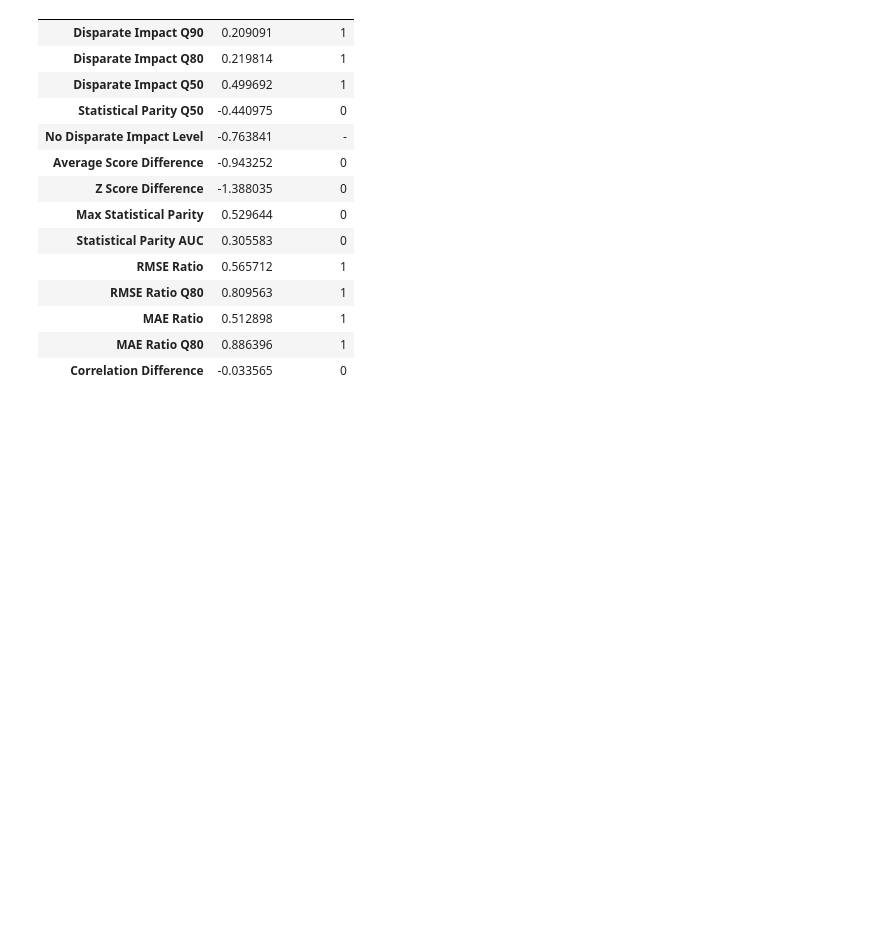
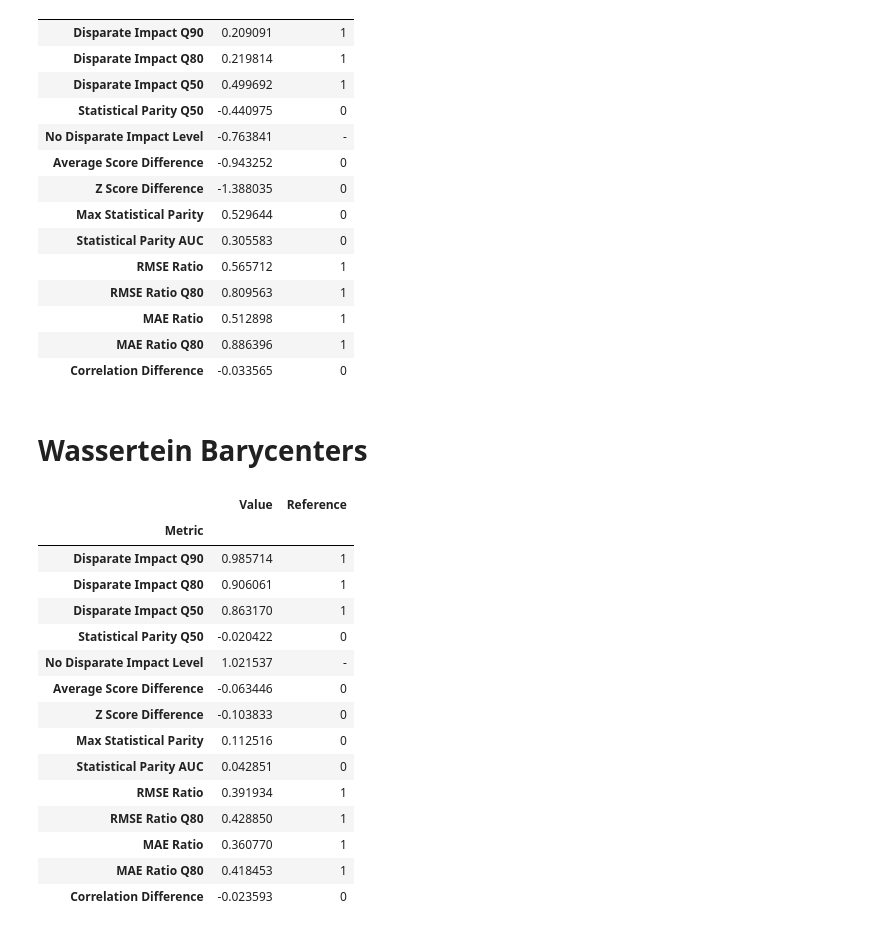
Before and after one commit to holistic-ai/holisticai-old, a Jupyter notebook: tutorials/mitigating_bias_tutorials/mitigation_bias_regression_pipeline.ipynb, the cells around one changed output. Saved outputs shown, nothing was run; the diff lists cells and outputs as text; code cells hidden in the pictures; blank space fills up the shorter version.

```diff
--- a/tutorials/mitigating_bias_tutorials/mitigation_bias_regression_pipeline.ipynb
+++ b/tutorials/mitigating_bias_tutorials/mitigation_bias_regression_pipeline.ipynb
@@ -269,3 +271,58 @@ df_correm
 | MAE Ratio | 0.512898 | 1 |
 | MAE Ratio Q80 | 0.886396 | 1 |
 | Correlation Difference | -0.033565 | 0 |
+# %% [markdown]
+# Wassertein Barycenters
+# %%
+from holisticai.bias.mitigation import WasserteinBarycenter
+
+model = LinearRegression()
+pipeline = Pipeline(
+    steps=[
+        ('scalar', StandardScaler()),
+        ("model", model),
+        ("bm_postprocessing", WasserteinBarycenter()),
+    ]
+)
+
+X, y, group_a, group_b = train_data
+fit_params = {
+    "bm__group_a": group_a,
+    "bm__group_b": group_b
+}
+
+pipeline.fit(X, y, **fit_params)
+
+X, y, group_a, group_b = test_data
+predict_params = {
+    "bm__group_a": group_a,
+    "bm__group_b": group_b,
+}
+y_pred = pipeline.predict(X, **predict_params)
+df = regression_bias_metrics(
+    group_a,
+    group_b,
+    y_pred,
+    y,
+    metric_type='both'
+)
+y_wb  = y_pred.copy()
+df_wb =df.copy()
+df_wb
+# %% [output]
+|  | Value | Reference |
+| Metric |  |  |
+| Disparate Impact Q90 | 0.985714 | 1 |
+| Disparate Impact Q80 | 0.906061 | 1 |
+| Disparate Impact Q50 | 0.863170 | 1 |
+| Statistical Parity Q50 | -0.020422 | 0 |
+| No Disparate Impact Level | 1.021537 | - |
+| Average Score Difference | -0.063446 | 0 |
+| Z Score Difference | -0.103833 | 0 |
+| Max Statistical Parity | 0.112516 | 0 |
+| Statistical Parity AUC | 0.042851 | 0 |
+| RMSE Ratio | 0.391934 | 1 |
+| RMSE Ratio Q80 | 0.428850 | 1 |
+| MAE Ratio | 0.360770 | 1 |
+| MAE Ratio Q80 | 0.418453 | 1 |
+| Correlation Difference | -0.023593 | 0 |
```
Also changed, not shown: parts of 4 cells of this notebook, 1 other file.
